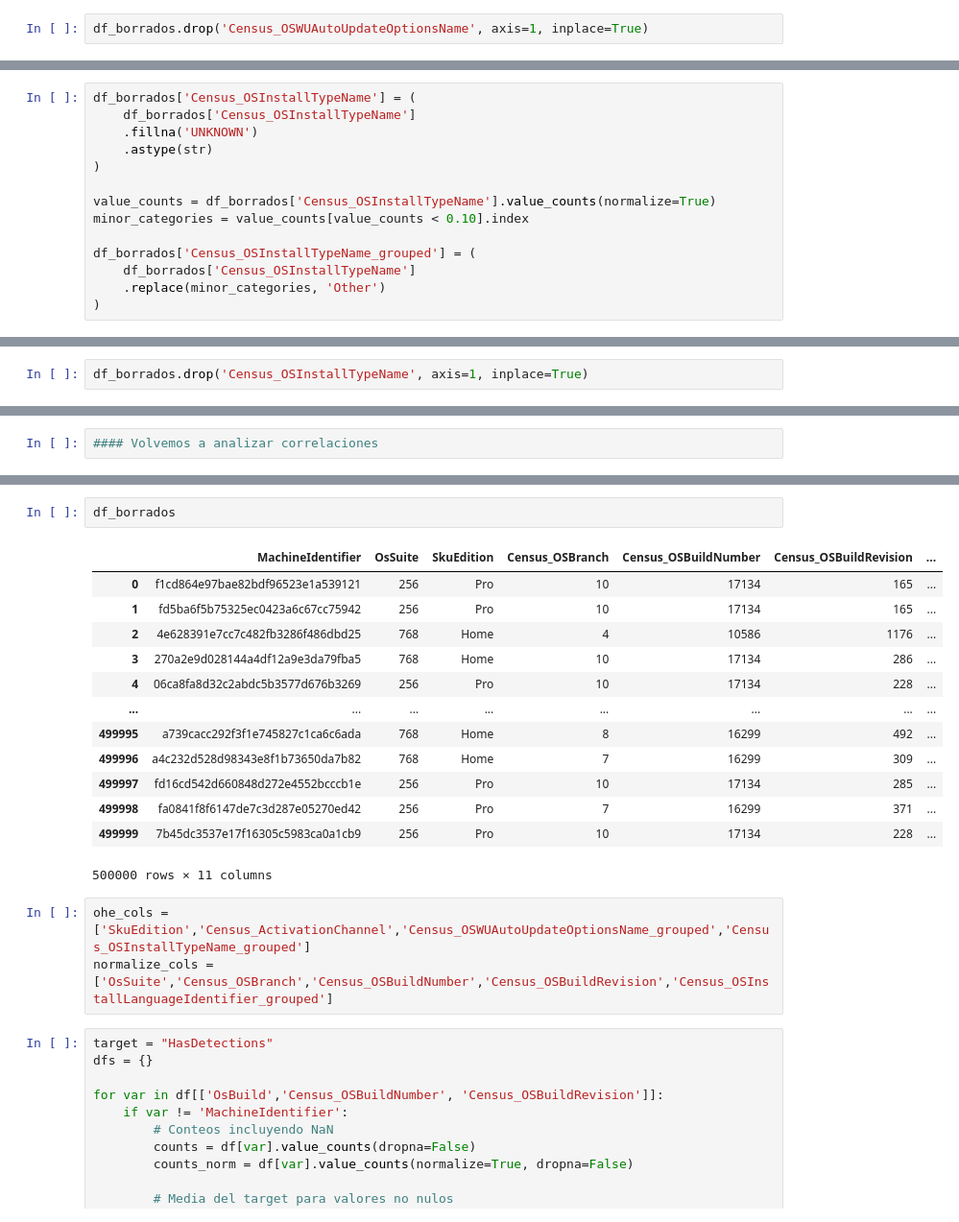
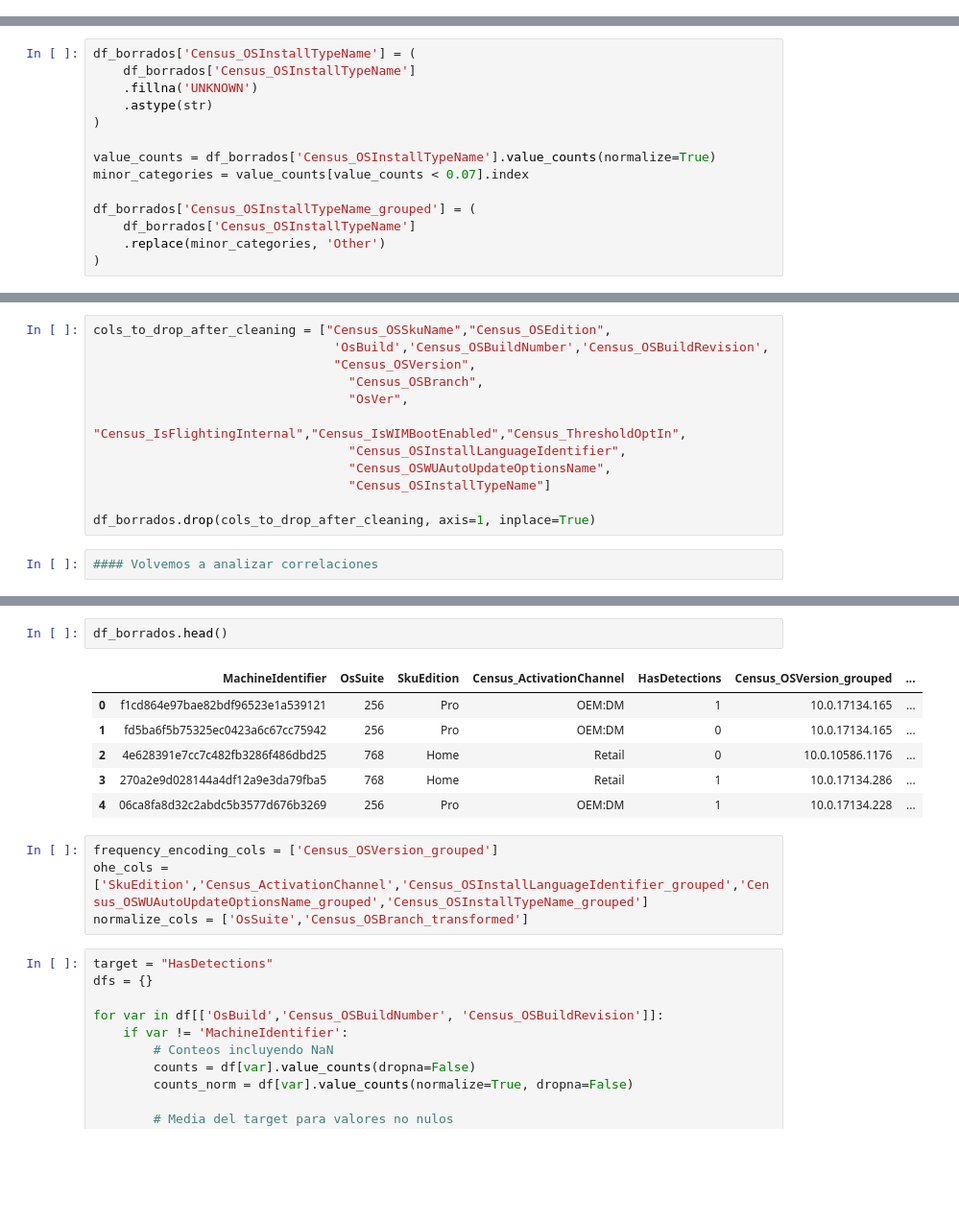
Before and after one commit to martadominguezm/grupo-1-dscesp-0525, a Jupyter notebook: entregable_2/0525_SupML_Grupo1.ipynb, the cells around one changed output, grey strips where cells are left out. Shown at 96% size. Saved outputs shown, nothing was run; the diff lists cells and outputs as text; blank space fills up the shorter version.

Commit message:
[mod]:[cleaning modified]

```diff
--- a/entregable_2/0525_SupML_Grupo1.ipynb
+++ b/entregable_2/0525_SupML_Grupo1.ipynb
@@ -1522,5 +1471,3 @@ UNKNOWN     140961
 Notify      113507
 Other        23050
 Name: count, dtype: int64
-# %%
-df_borrados.drop('Census_OSWUAutoUpdateOptionsName', axis=1, inplace=True)
@@ -1586,7 +1526,7 @@ df_borrados['Census_OSInstallTypeName'] = (
 )
 
 value_counts = df_borrados['Census_OSInstallTypeName'].value_counts(normalize=True)
-minor_categories = value_counts[value_counts < 0.10].index
+minor_categories = value_counts[value_counts < 0.07].index
 
 df_borrados['Census_OSInstallTypeName_grouped'] = (
     df_borrados['Census_OSInstallTypeName']
@@ -1615,3 +1556 @@ Upgrade        70013
 Name: count, dtype: int64
-# %%
-df_borrados.drop('Census_OSInstallTypeName', axis=1, inplace=True)
@@ -1639,2 +1559,14 @@ df_borrados
+# %%
+cols_to_drop_after_cleaning = ["Census_OSSkuName","Census_OSEdition",
+                                'OsBuild','Census_OSBuildNumber','Census_OSBuildRevision',
+                                "Census_OSVersion",
+                                  "Census_OSBranch",
+                                  "OsVer",
+                                   "Census_IsFlightingInternal","Census_IsWIMBootEnabled","Census_ThresholdOptIn",
+                                  "Census_OSInstallLanguageIdentifier",
+                                  "Census_OSWUAutoUpdateOptionsName",
+                                  "Census_OSInstallTypeName"]
+
+df_borrados.drop(cols_to_drop_after_cleaning, axis=1, inplace=True)
 # %%
 #### Volvemos a analizar correlaciones
@@ -1684,22 +1639,16 @@ plt.show()
 # %%
-df_borrados
+df_borrados.head()
 # %% [output]
-|  | MachineIdentifier | OsSuite | SkuEdition | Census_OSBranch | Census_OSBuildNumber | Census_OSBuildRevision | ... |
-| 0 | f1cd864e97bae82bdf96523e1a539121 | 256 | Pro | 10 | 17134 | 165 | ... |
-| 1 | fd5ba6f5b75325ec0423a6c67cc75942 | 256 | Pro | 10 | 17134 | 165 | ... |
-| 2 | 4e628391e7cc7c482fb3286f486dbd25 | 768 | Home | 4 | 10586 | 1176 | ... |
-| 3 | 270a2e9d028144a4df12a9e3da79fba5 | 768 | Home | 10 | 17134 | 286 | ... |
-| 4 | 06ca8fa8d32c2abdc5b3577d676b3269 | 256 | Pro | 10 | 17134 | 228 | ... |
-| ... | ... | ... | ... | ... | ... | ... | ... |
-| 499995 | a739cacc292f3f1e745827c1ca6c6ada | 768 | Home | 8 | 16299 | 492 | ... |
-| 499996 | a4c232d528d98343e8f1b73650da7b82 | 768 | Home | 7 | 16299 | 309 | ... |
-| 499997 | fd16cd542d660848d272e4552bcccb1e | 256 | Pro | 10 | 17134 | 285 | ... |
-| 499998 | fa0841f8f6147de7c3d287e05270ed42 | 256 | Pro | 7 | 16299 | 371 | ... |
-| 499999 | 7b45dc3537e17f16305c5983ca0a1cb9 | 256 | Pro | 10 | 17134 | 228 | ... |
+|  | MachineIdentifier | OsSuite | SkuEdition | Census_ActivationChannel | HasDetections | Census_OSVersion_grouped | ... |
+| 0 | f1cd864e97bae82bdf96523e1a539121 | 256 | Pro | OEM:DM | 1 | 10.0.17134.165 | ... |
+| 1 | fd5ba6f5b75325ec0423a6c67cc75942 | 256 | Pro | OEM:DM | 0 | 10.0.17134.165 | ... |
+| 2 | 4e628391e7cc7c482fb3286f486dbd25 | 768 | Home | Retail | 0 | 10.0.10586.1176 | ... |
+| 3 | 270a2e9d028144a4df12a9e3da79fba5 | 768 | Home | Retail | 1 | 10.0.17134.286 | ... |
+| 4 | 06ca8fa8d32c2abdc5b3577d676b3269 | 256 | Pro | OEM:DM | 1 | 10.0.17134.228 | ... |
-500000 rows × 11 columns
 # %%
-ohe_cols = ['SkuEdition','Census_ActivationChannel','Census_OSWUAutoUpdateOptionsName_grouped','Census_OSInstallTypeName_grouped']
-normalize_cols = ['OsSuite','Census_OSBranch','Census_OSBuildNumber','Census_OSBuildRevision','Census_OSInstallLanguageIdentifier_grouped']
+frequency_encoding_cols = ['Census_OSVersion_grouped']
+ohe_cols = ['SkuEdition','Census_ActivationChannel','Census_OSInstallLanguageIdentifier_grouped','Census_OSWUAutoUpdateOptionsName_grouped','Census_OSInstallTypeName_grouped']
+normalize_cols = ['OsSuite','Census_OSBranch_transformed']
 # %%
 target = "HasDetections"
 dfs = {}
```
Also changed, not shown: parts of 28 cells of this notebook.
